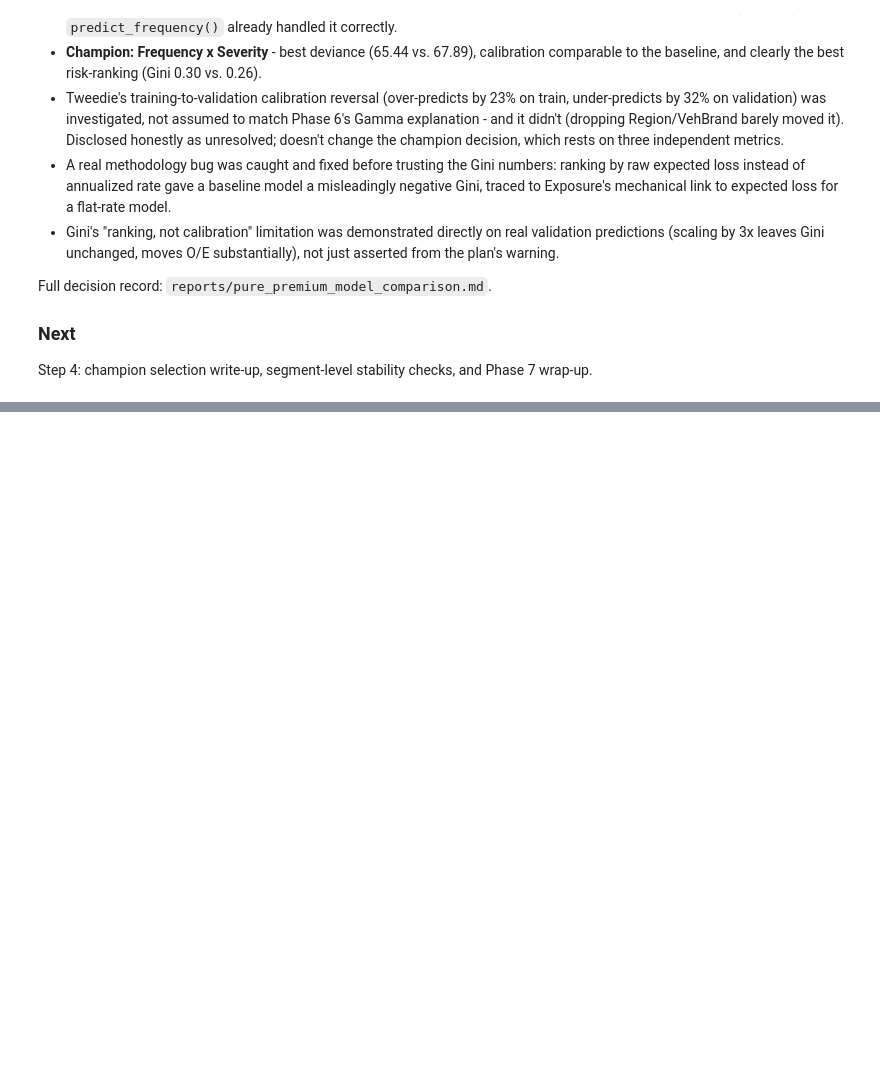
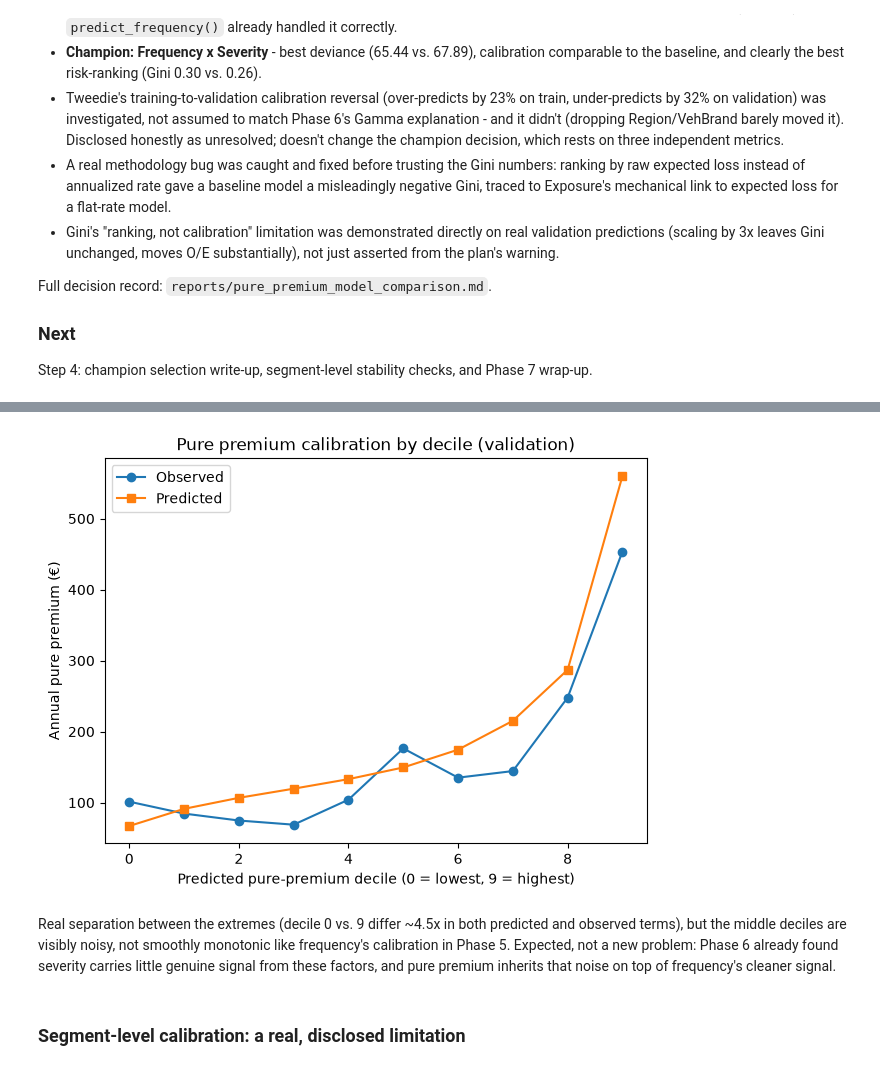
Before and after one commit to vishalyadav1729/auto-insurance-pricing, a Jupyter notebook: notebooks/05_pure_premium_evaluation.ipynb, the cells around one changed output, grey strips where cells are left out. Drawn from its saved outputs; the diff is of its cells as text; code cells hidden in the pictures; blank space fills up the shorter version.

```diff
--- a/notebooks/05_pure_premium_evaluation.ipynb
+++ b/notebooks/05_pure_premium_evaluation.ipynb
@@ -313,0 +320,3 @@ Step 4: champion selection write-up, segment-level stability checks, and Phase 7
+# %%
+decile_table = pure_premium_calibration_by_decile(val["ClaimAmountSum"], freqsev_pred_val, val["Exposure"])
+decile_table[["decile", "n_policies", "observed_rate", "predicted_rate"]].round(1)
@@ -313,0 +335,21 @@ Step 4: champion selection write-up, segment-level stability checks, and Phase 7
+# %%
+import matplotlib.pyplot as plt
+from pathlib import Path
+FIGURES_DIR = Path("..") / "outputs" / "figures"
+FIGURES_DIR.mkdir(parents=True, exist_ok=True)
+
+fig, ax = plt.subplots(figsize=(7, 5))
+ax.plot(decile_table["decile"], decile_table["observed_rate"], marker="o", label="Observed")
+ax.plot(decile_table["decile"], decile_table["predicted_rate"], marker="s", label="Predicted")
+ax.set_xlabel("Predicted pure-premium decile (0 = lowest, 9 = highest)")
+ax.set_ylabel("Annual pure premium (\u20ac)")
+ax.set_title("Pure premium calibration by decile (validation)")
+ax.legend()
+fig.savefig(FIGURES_DIR / "pure_premium_calibration_by_decile.png", dpi=150)
+plt.show()
+# %% [output]
+[figure, added]
+# %% [markdown]
+Real separation between the extremes (decile 0 vs. 9 differ ~4.5x in both predicted and observed terms), but the middle deciles are visibly noisy, not smoothly monotonic like frequency's calibration in Phase 5. Expected, not a new problem: Phase 6 already found severity carries little genuine signal from these factors, and pure premium inherits that noise on top of frequency's cleaner signal.
+# %% [markdown]
+### Segment-level calibration: a real, disclosed limitation
```
Also changed, not shown: parts of 10 cells of this notebook, 2 other files.
